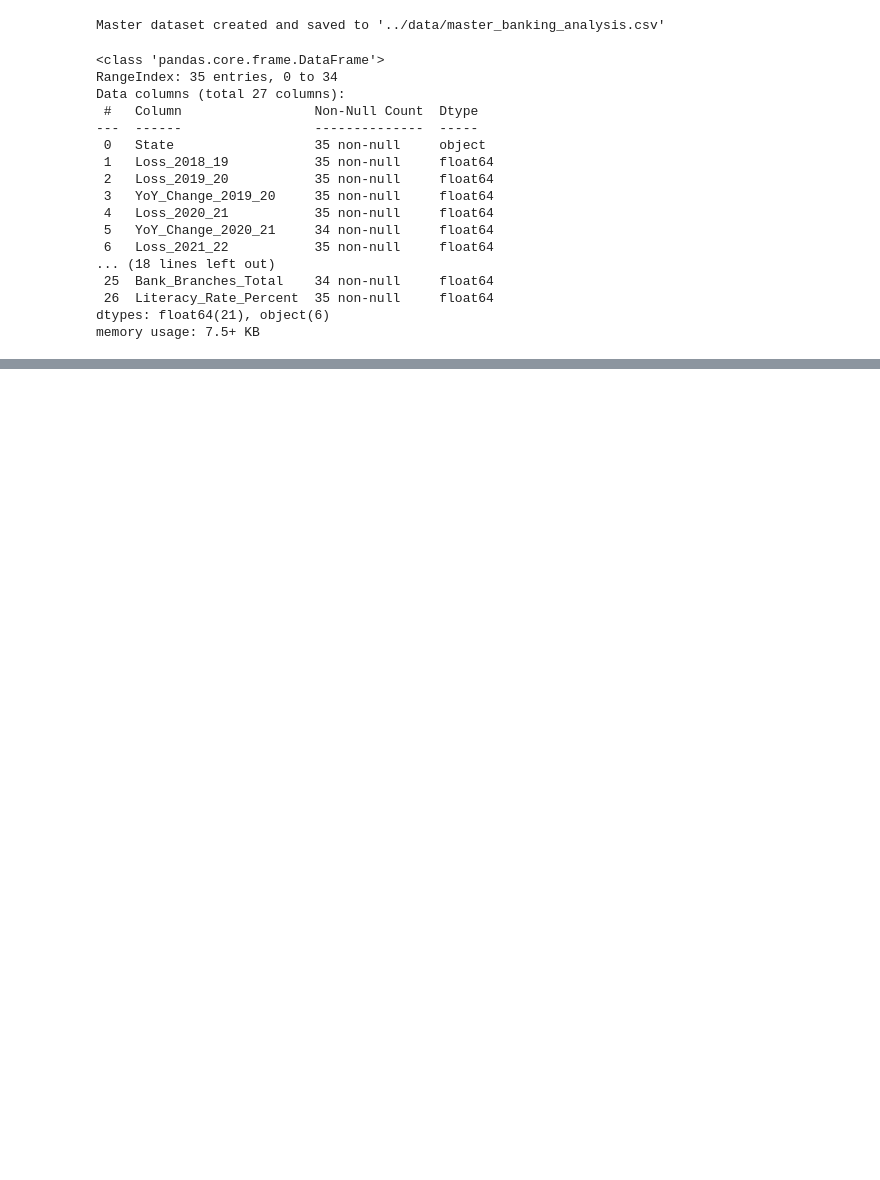
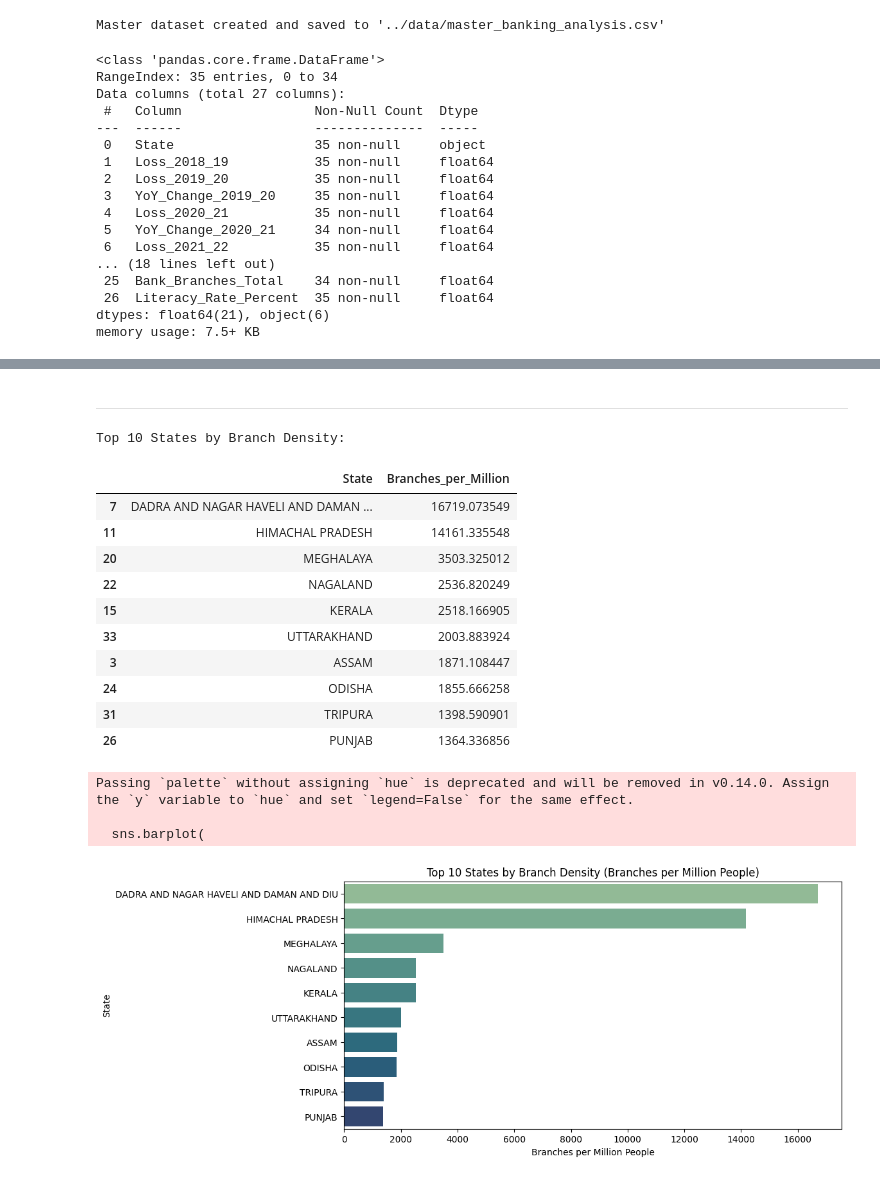
Before and after one commit to Krist-ine/banking_loss_analysis, a Jupyter notebook: notebooks/04_enriched_EDA.ipynb, the cells around one changed output, grey strips where cells are left out. Drawn from its saved outputs; the diff is of its cells as text; code cells hidden in the pictures; blank space fills up the shorter version.

```diff
--- a/notebooks/04_enriched_EDA.ipynb
+++ b/notebooks/04_enriched_EDA.ipynb
@@ -347,0 +411,21 @@ None
+# %%
+top10_lpb = (
+    df_master[['State', 'Loss_per_Branch', 'Branches_per_Million']]
+    .sort_values('Loss_per_Branch', ascending=False)
+    .head(10)
+    .copy()
+)
+
+df_master['Branch_Density_Rank'] = (
+    df_master['Branches_per_Million']
+    .rank(ascending=True, method='min')     # ascending → smallest → rank 1
+    .astype('Int64')
+)
+
+top10_lpb = top10_lpb.merge(
+    df_master[['State', 'Branch_Density_Rank']],
+    on='State',
+    how='left'
+)
+
+display(top10_lpb)
@@ -347,0 +447,38 @@ None
+# %% [markdown]
+--------------------------------------------------------------
+# %%
+df_bpm = df_master[['State', 'Branches_per_Million']].copy()
+
+df_bpm_sorted = df_bpm.sort_values('Branches_per_Million', ascending=False)
+
+print("Top 10 States by Branch Density:")
+display(df_bpm_sorted.head(10))
+
+plt.figure(figsize=(10,5))
+sns.barplot(
+    data=df_bpm_sorted.head(10),
+    x='Branches_per_Million',
+    y='State',
+    palette='crest'
+)
+plt.title('Top 10 States by Branch Density (Branches per Million People)')
+plt.xlabel('Branches per Million People')
+plt.ylabel('State')
+plt.show()
+# %% [output]
+Top 10 States by Branch Density:
+|  | State | Branches_per_Million |
+| 7 | DADRA AND NAGAR HAVELI AND DAMAN ... | 16719.073549 |
+| 11 | HIMACHAL PRADESH | 14161.335548 |
+| 20 | MEGHALAYA | 3503.325012 |
+| 22 | NAGALAND | 2536.820249 |
+| 15 | KERALA | 2518.166905 |
+| 33 | UTTARAKHAND | 2003.883924 |
+| 3 | ASSAM | 1871.108447 |
+| 24 | ODISHA | 1855.666258 |
+| 31 | TRIPURA | 1398.590901 |
+| 26 | PUNJAB | 1364.336856 |
+Passing `palette` without assigning `hue` is deprecated and will be removed in v0.14.0. Assign the `y` variable to `hue` and set `legend=False` for the same effect.
+
+  sns.barplot(
+[figure, added]
```
Also changed, not shown: parts of 112 cells of this notebook, 2 other files.
